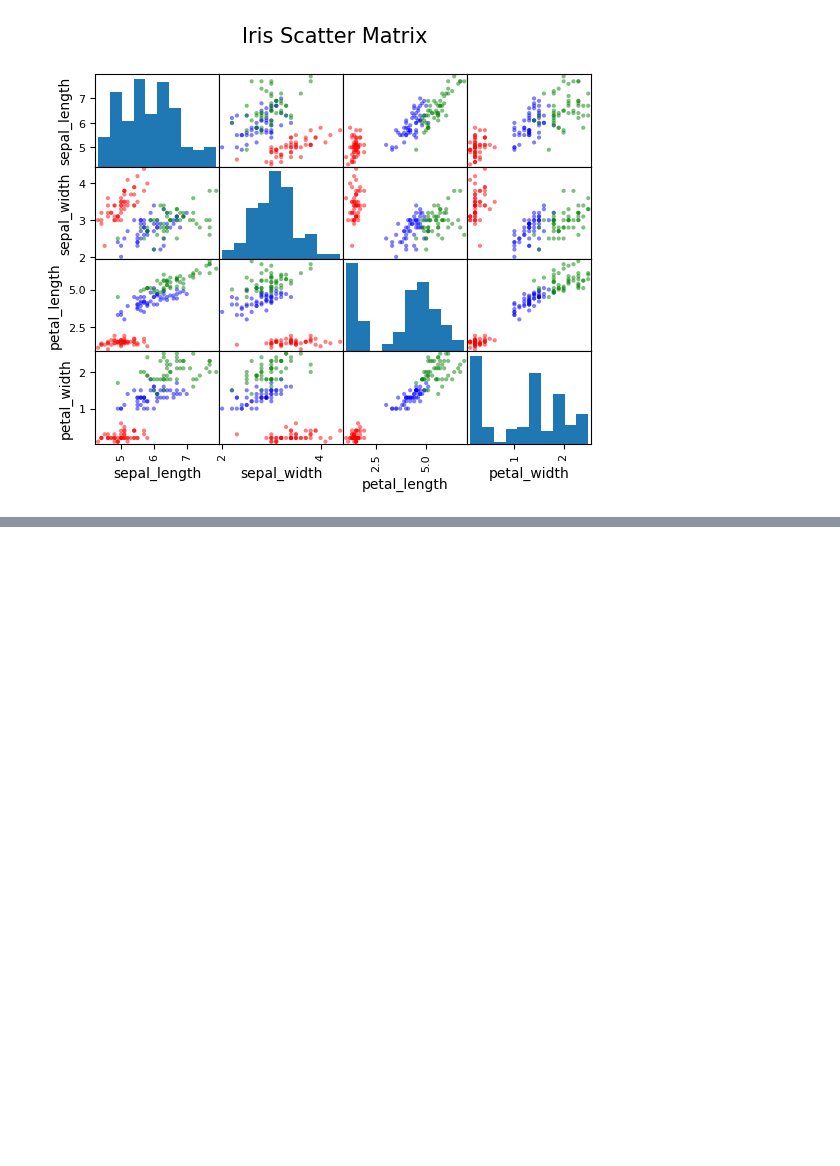
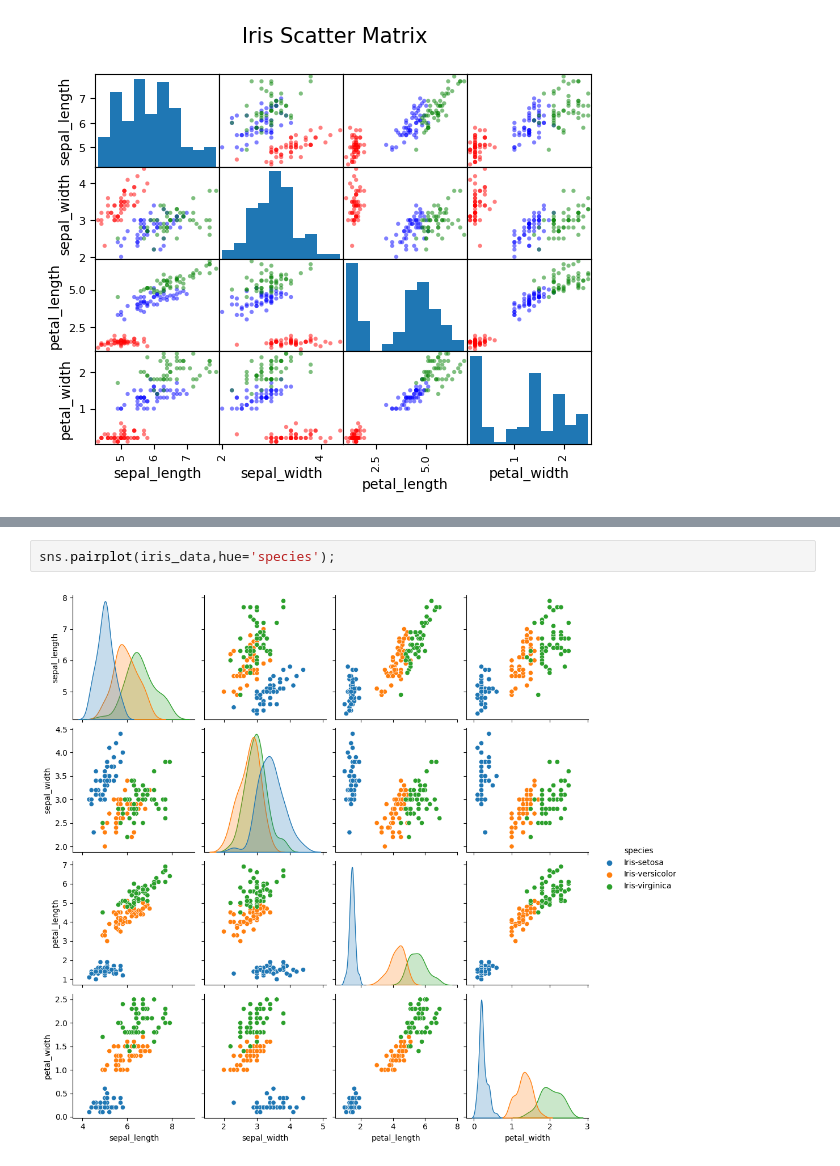
Before and after one commit to Jaya9522/Iris_flower_classification, a Jupyter notebook: Copy_of_Irish_flower_classification.ipynb, the cells around one changed output, grey strips where cells are left out. Drawn from its saved outputs; the diff is of its cells as text; blank space fills up the shorter version.

```diff
--- a/Copy_of_Irish_flower_classification.ipynb
+++ b/Copy_of_Irish_flower_classification.ipynb
@@ -148,0 +185,4 @@ plt.show()
+# %%
+sns.pairplot(iris_data,hue='species');
+# %% [output]
+[figure, added]
```
Also changed, not shown: parts of 25 cells of this notebook.
